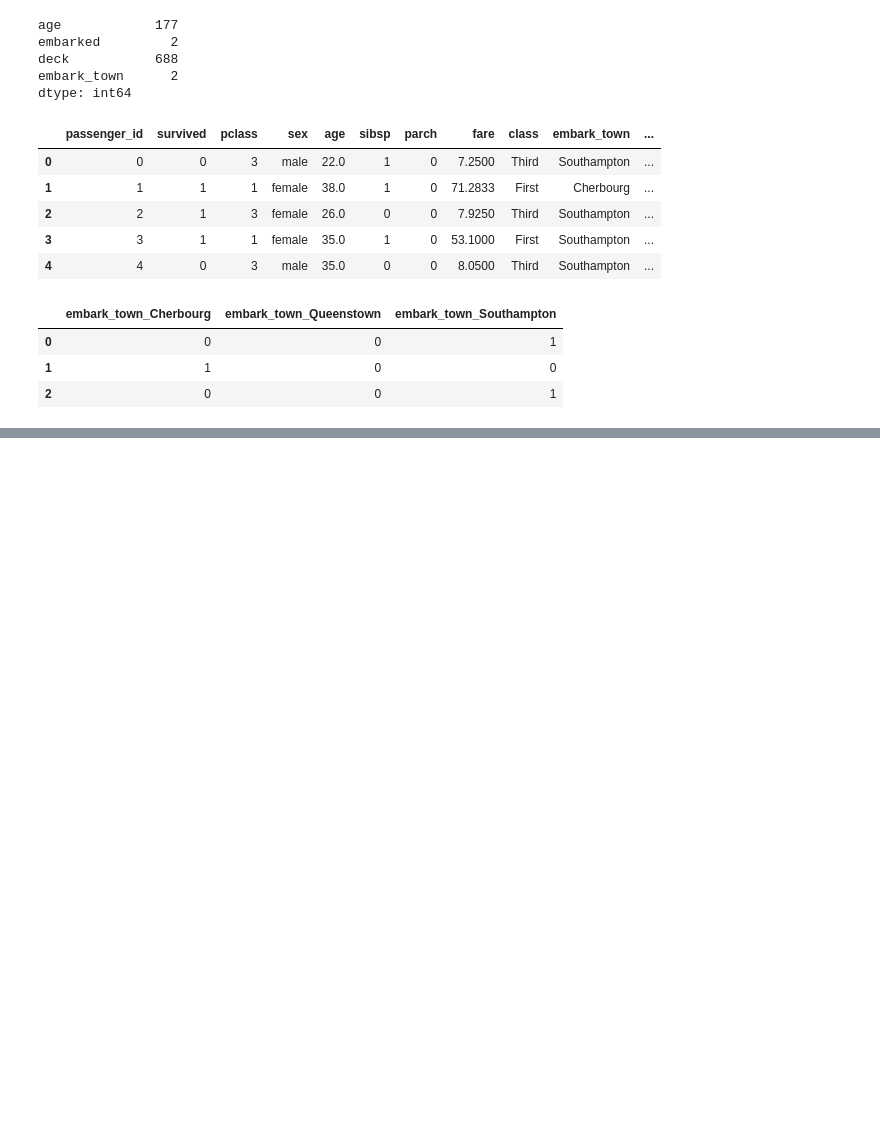
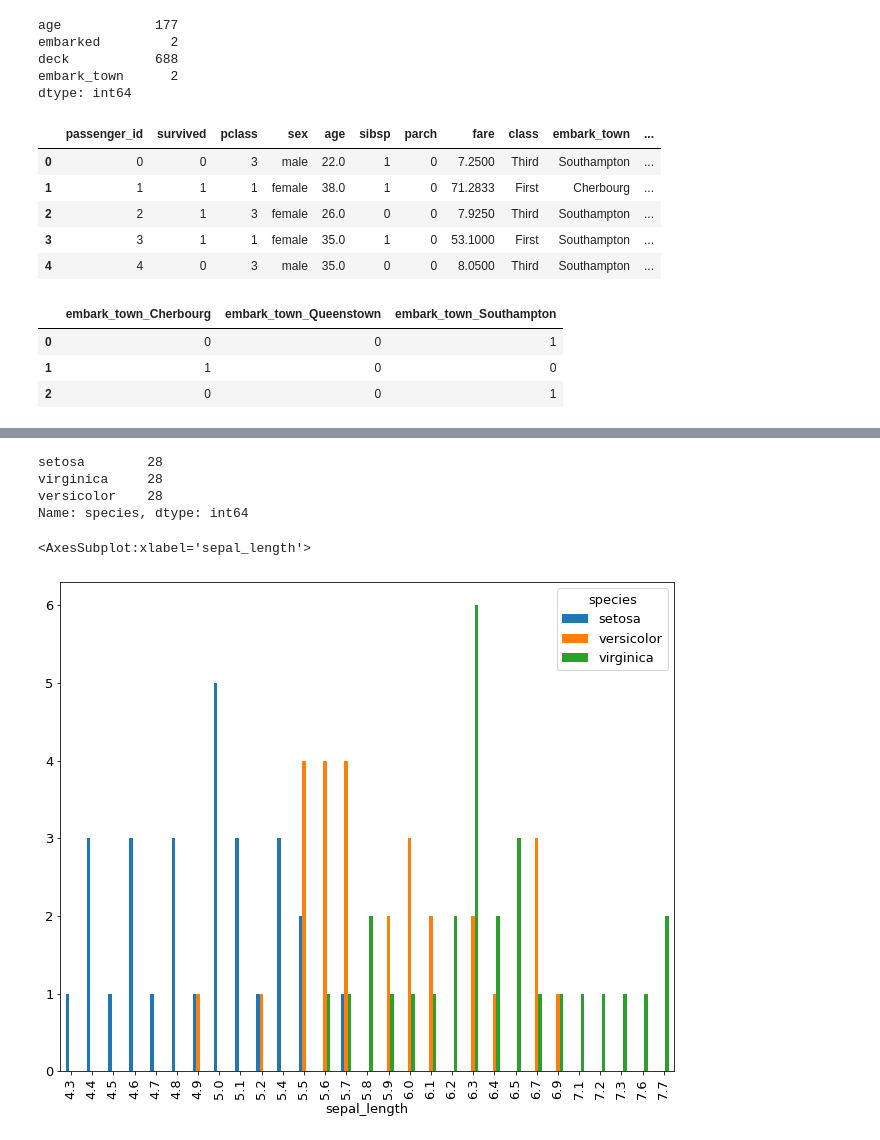
Before and after one commit to DesireeMcElroy/classification-exercises, a Jupyter notebook: classification_exercises.ipynb, the cells around one changed output, grey strips where cells are left out. Cells and saved outputs as stored; diff of their text form; code cells hidden in the pictures; blank space fills up the shorter version.

```diff
--- a/classification_exercises.ipynb
+++ b/classification_exercises.ipynb
@@ -409,0 +496,12 @@ train, validate = train_test_split(train, train_size=0.7, random_state=4321, str
+# %%
+train.species.value_counts()
+# %% [output]
+setosa        28
+virginica     28
+versicolor    28
+Name: species, dtype: int64
+# %%
+pd.crosstab(train.sepal_length, train.species).plot.bar()
+# %% [output]
+<AxesSubplot:xlabel='sepal_length'>
+[figure, added]
```
Also changed, not shown: parts of 42 cells of this notebook.
